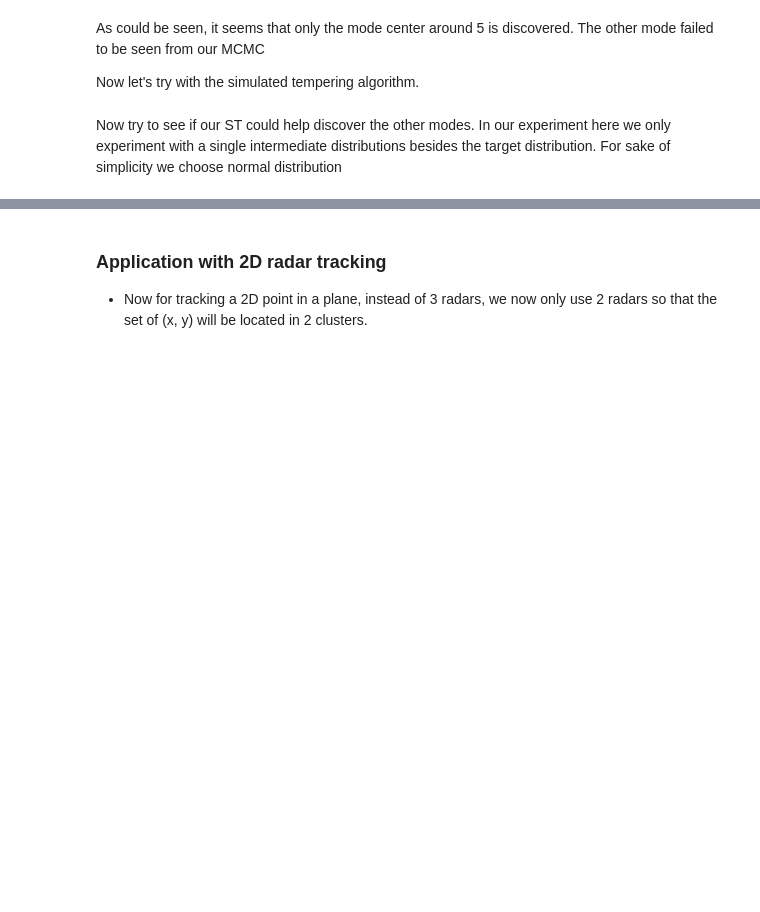
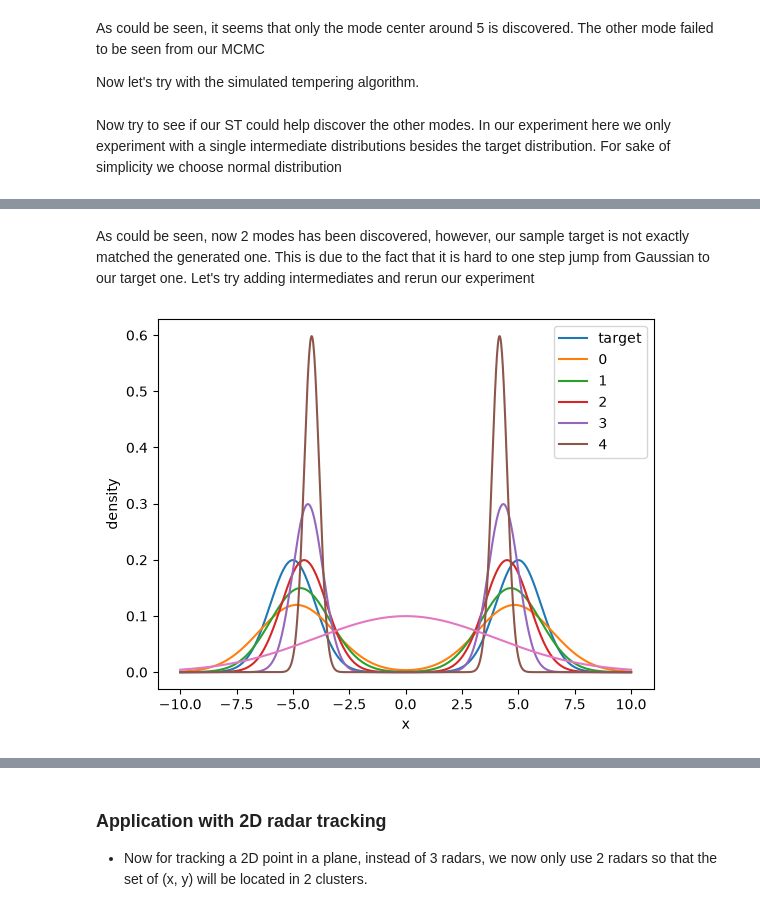
Before and after one commit to saobangmath/MiniProject-PhD-, a Jupyter notebook: MCMC/MCMC.ipynb, the cells around one changed output, grey strips where cells are left out. Saved outputs shown, nothing was run; the diff lists cells and outputs as text; code cells hidden in the pictures; blank space fills up the shorter version.

```diff
--- a/MCMC/MCMC.ipynb
+++ b/MCMC/MCMC.ipynb
@@ -344,0 +356,34 @@ plt.show()
+# %% [markdown]
+As could be seen, now 2 modes has been discovered, however, our sample target is not exactly matched the generated one. This is due to the fact that it is hard to one step jump from Gaussian to our target one. Let's try adding intermediates and rerun our experiment
+# %%
+def pi_2_log_pdf(x, loc, scale):
+    dist_0 = norm(loc = loc, scale = scale)
+    dist_1 = norm(loc = -loc, scale = scale)
+    return np.logaddexp(
+        np.log(0.5) + dist_0.logpdf(x),
+        np.log(0.5) + dist_1.logpdf(x),
+    )
+
+import numpy as np
+import matplotlib.pyplot as plt
+from scipy.stats import norm
+import seaborn as sns
+
+x = np.linspace(-10, 10, 1000)
+
+fig, ax =  plt.subplots()
+ax.plot(x, np.exp(pi_1_log_pdf(x)), label = 'target')
+for i in range(5):
+    loc = 5 - (6 - 5) / 6 * (i + 1)
+    scale = 2 - (3 - 1) / 6 * (i + 1)
+    _y = pi_2_log_pdf(x, loc, scale)
+    ax.plot(x, np.exp(_y), label = str(i))
+
+ax.plot(x, np.exp(norm(loc = 0, scale = 4).logpdf(x)))
+ax.set_xlabel("x")
+ax.set_ylabel("density")
+
+plt.legend()
+plt.show()
+# %% [output]
+[figure, added]
```
Also changed, not shown: parts of 16 cells of this notebook.
